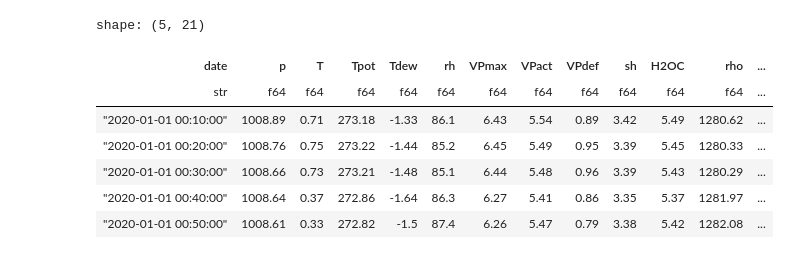
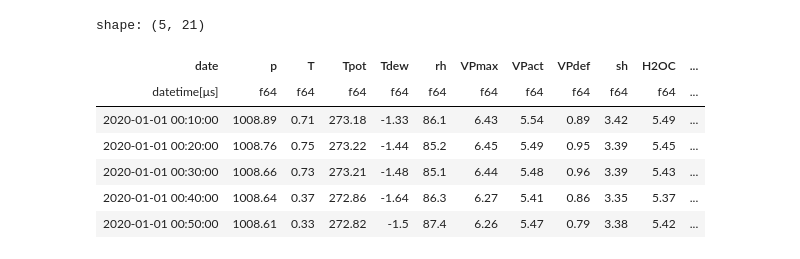
Before and after one commit to bsalisbury1/Projects, a Jupyter notebook: TimeSeriesForecasting/exploration.ipynb, the cells around one changed output. Saved outputs shown, nothing was run; the diff lists cells and outputs as text; code cells hidden in the pictures.

```diff
--- a/TimeSeriesForecasting/exploration.ipynb
+++ b/TimeSeriesForecasting/exploration.ipynb
@@ -6,13 +6,14 @@ import matplotlib.pyplot as plt
 import seaborn as sns
 # %%
 df = pl.read_csv("data/cleaned_weather.csv")
+df = df.with_columns(pl.col('date').str.to_datetime("%Y-%m-%d %H:%M:%S"))
 df.head()
 # %% [output]
 shape: (5, 21)
-| date | p | T | Tpot | Tdew | rh | VPmax | VPact | VPdef | sh | H2OC | rho | ... |
-| str | f64 | f64 | f64 | f64 | f64 | f64 | f64 | f64 | f64 | f64 | f64 | ... |
-| "2020-01-01 00:10:00" | 1008.89 | 0.71 | 273.18 | -1.33 | 86.1 | 6.43 | 5.54 | 0.89 | 3.42 | 5.49 | 1280.62 | ... |
-| "2020-01-01 00:20:00" | 1008.76 | 0.75 | 273.22 | -1.44 | 85.2 | 6.45 | 5.49 | 0.95 | 3.39 | 5.45 | 1280.33 | ... |
-| "2020-01-01 00:30:00" | 1008.66 | 0.73 | 273.21 | -1.48 | 85.1 | 6.44 | 5.48 | 0.96 | 3.39 | 5.43 | 1280.29 | ... |
-| "2020-01-01 00:40:00" | 1008.64 | 0.37 | 272.86 | -1.64 | 86.3 | 6.27 | 5.41 | 0.86 | 3.35 | 5.37 | 1281.97 | ... |
-| "2020-01-01 00:50:00" | 1008.61 | 0.33 | 272.82 | -1.5 | 87.4 | 6.26 | 5.47 | 0.79 | 3.38 | 5.42 | 1282.08 | ... |
+| date | p | T | Tpot | Tdew | rh | VPmax | VPact | VPdef | sh | H2OC | ... |
+| datetime[μs] | f64 | f64 | f64 | f64 | f64 | f64 | f64 | f64 | f64 | f64 | ... |
+| 2020-01-01 00:10:00 | 1008.89 | 0.71 | 273.18 | -1.33 | 86.1 | 6.43 | 5.54 | 0.89 | 3.42 | 5.49 | ... |
+| 2020-01-01 00:20:00 | 1008.76 | 0.75 | 273.22 | -1.44 | 85.2 | 6.45 | 5.49 | 0.95 | 3.39 | 5.45 | ... |
+| 2020-01-01 00:30:00 | 1008.66 | 0.73 | 273.21 | -1.48 | 85.1 | 6.44 | 5.48 | 0.96 | 3.39 | 5.43 | ... |
+| 2020-01-01 00:40:00 | 1008.64 | 0.37 | 272.86 | -1.64 | 86.3 | 6.27 | 5.41 | 0.86 | 3.35 | 5.37 | ... |
+| 2020-01-01 00:50:00 | 1008.61 | 0.33 | 272.82 | -1.5 | 87.4 | 6.26 | 5.47 | 0.79 | 3.38 | 5.42 | ... |
```
Also changed, not shown: parts of 5 cells of this notebook, 2 other files.
